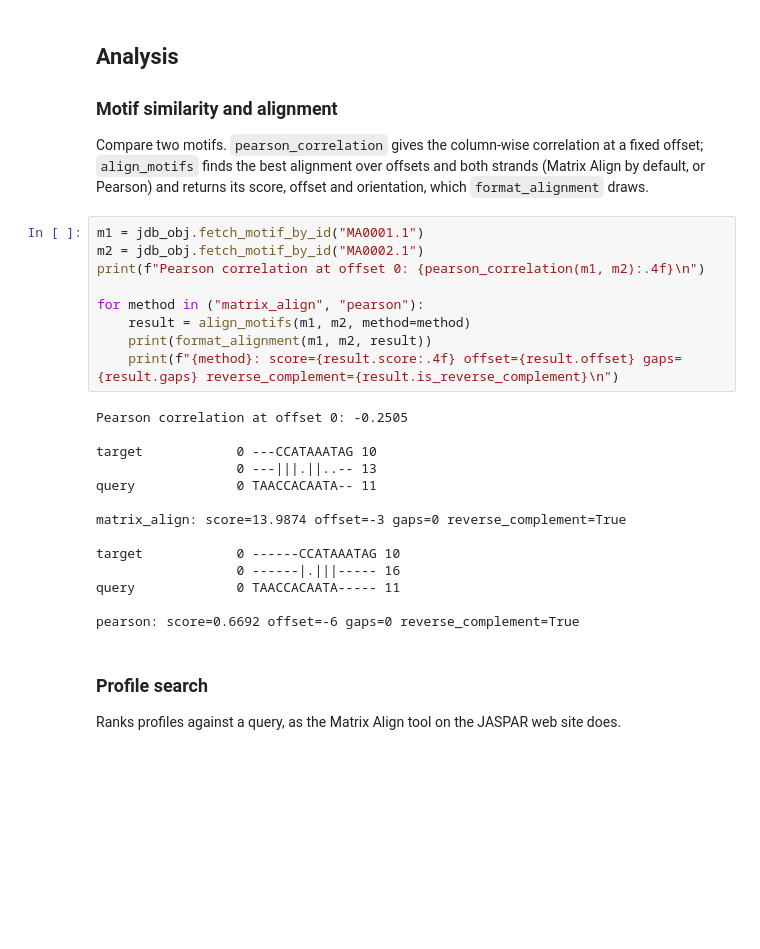
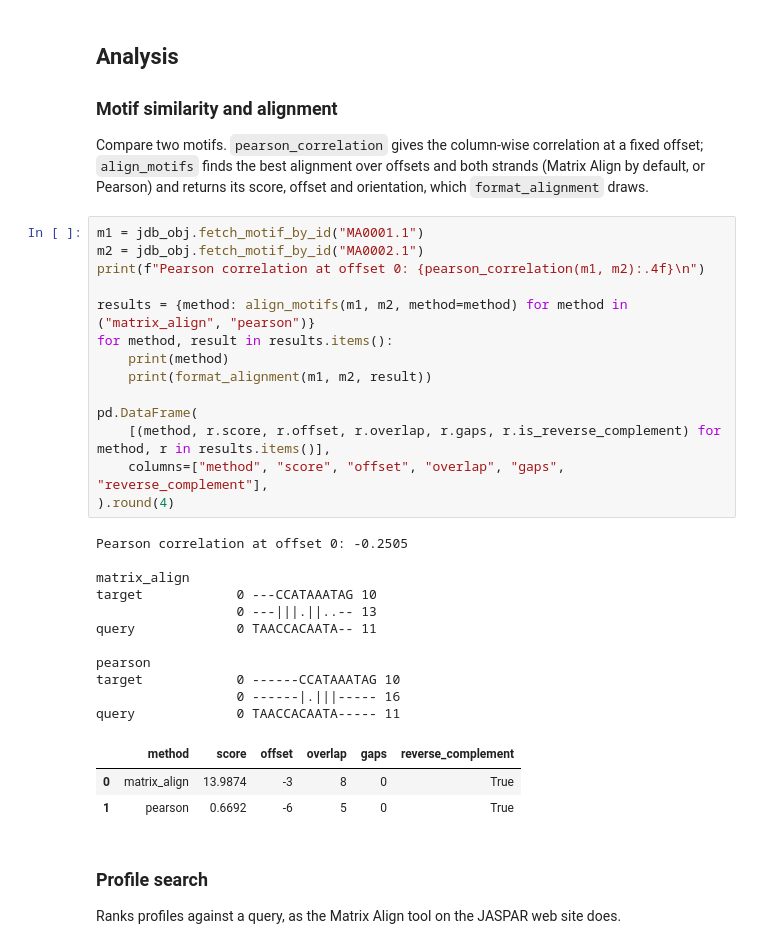
Before and after one commit to ShinyaYoshida-biomet/pyjaspar, a Jupyter notebook: pyjaspar_notebook.ipynb, the cells around one changed output. Saved outputs shown, nothing was run; the diff lists cells and outputs as text; blank space fills up the shorter version.

Commit message:
Compare the two alignment methods in one table

```diff
--- a/pyjaspar_notebook.ipynb
+++ b/pyjaspar_notebook.ipynb
@@ -90,26 +90,32 @@ Compare two motifs. `pearson_correlation` gives the column-wise correlation at a
 # %%
 m1 = jdb_obj.fetch_motif_by_id("MA0001.1")
 m2 = jdb_obj.fetch_motif_by_id("MA0002.1")
 print(f"Pearson correlation at offset 0: {pearson_correlation(m1, m2):.4f}\n")
 
-for method in ("matrix_align", "pearson"):
-    result = align_motifs(m1, m2, method=method)
+results = {method: align_motifs(m1, m2, method=method) for method in ("matrix_align", "pearson")}
+for method, result in results.items():
+    print(method)
     print(format_alignment(m1, m2, result))
-    print(f"{method}: score={result.score:.4f} offset={result.offset} gaps={result.gaps} reverse_complement={result.is_reverse_complement}\n")
+
+pd.DataFrame(
+    [(method, r.score, r.offset, r.overlap, r.gaps, r.is_reverse_complement) for method, r in results.items()],
+    columns=["method", "score", "offset", "overlap", "gaps", "reverse_complement"],
+).round(4)
 # %% [output]
 Pearson correlation at offset 0: -0.2505
 
+matrix_align
 target            0 ---CCATAAATAG 10
                   0 ---|||.||..-- 13
 query             0 TAACCACAATA-- 11
 
-matrix_align: score=13.9874 offset=-3 gaps=0 reverse_complement=True
-
+pearson
 target            0 ------CCATAAATAG 10
                   0 ------|.|||----- 16
 query             0 TAACCACAATA----- 11
-
-pearson: score=0.6692 offset=-6 gaps=0 reverse_complement=True
+|  | method | score | offset | overlap | gaps | reverse_complement |
+| 0 | matrix_align | 13.9874 | -3 | 8 | 0 | True |
+| 1 | pearson | 0.6692 | -6 | 5 | 0 | True |
 # %% [markdown]
 ### Profile search
 Ranks profiles against a query, as the Matrix Align tool on the JASPAR web site does.
```
